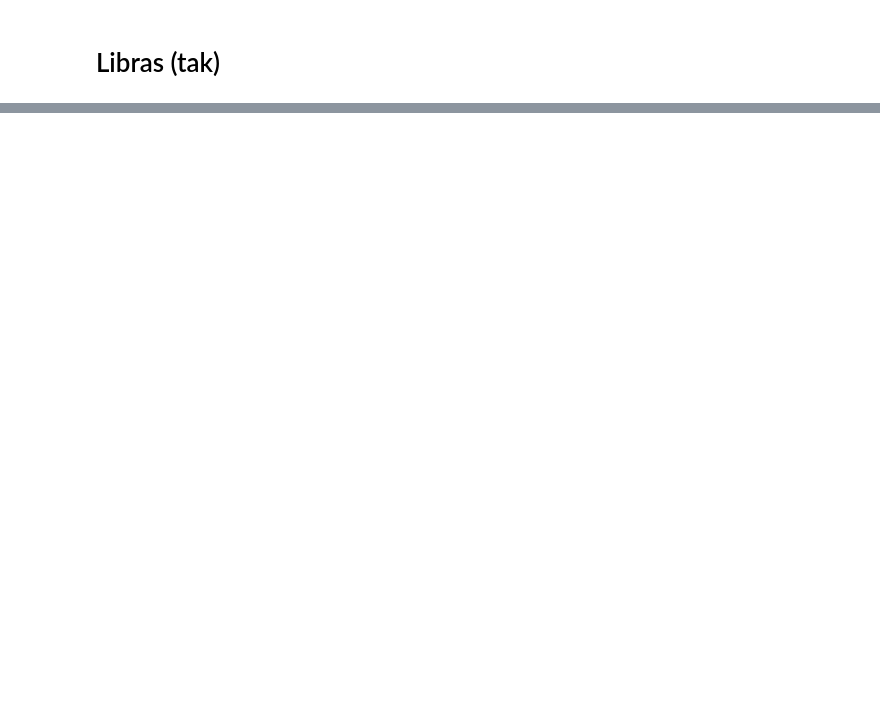
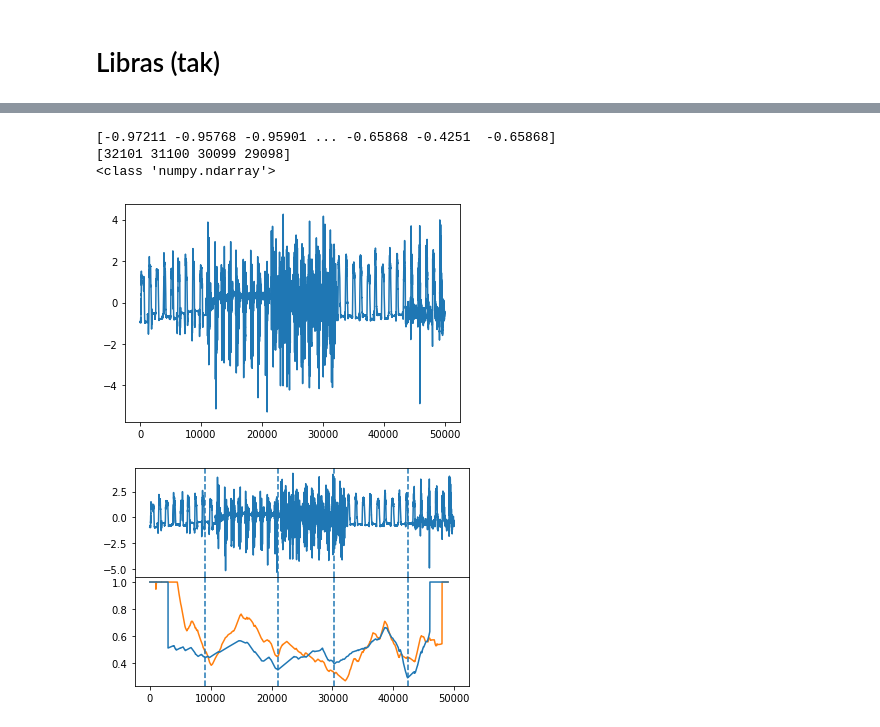
Before and after one commit to damjam212/TimeSeriesSegmentation, a Jupyter notebook: Data_segmentation.ipynb, the cells around one changed output, grey strips where cells are left out. Saved outputs shown, nothing was run; the diff lists cells and outputs as text; code cells hidden in the pictures; blank space fills up the shorter version.

Commit message:
feat: add FLOSS implementation with stumpy

```diff
--- a/Data_segmentation.ipynb
+++ b/Data_segmentation.ipynb
@@ -1263,0 +1318,53 @@ eval
+# %%
+import pandas as pd
+import numpy as np
+import stumpy
+import matplotlib.pyplot as plt
+from matplotlib.patches import Rectangle, FancyArrowPatch
+from matplotlib import animation
+from IPython.display import HTML
+from stumpy.floss import _cac
+from scipy.signal import argrelextrema
+
+plt.plot(data)
+print(data)
+
+m = 1000
+mp = stumpy.stump(data, m=m)
+
+L = 1000
+cac, regime_locations = stumpy.fluss(mp[:, 1], L=L, n_regimes=5, excl_factor=1)
+print(regime_locations)
+fig, axs = plt.subplots(2, sharex=True, gridspec_kw={'hspace': 0})
+axs[0].plot(range(data.shape[0]), data)
+# axs[0].axvline(x=regime_locations[0], linestyle="dashed")
+axs[1].plot(range(cac.shape[0]), cac, color='C1')
+# axs[1].axvline(x=regime_locations[0], linestyle="dashed")
+
+# axs[0].axvline(x=regime_locations[1], linestyle="dashed")
+# axs[1].axvline(x=regime_locations[1], linestyle="dashed")
+
+# axs[0].axvline(x=regime_locations[2], linestyle="dashed")
+# axs[1].axvline(x=regime_locations[2], linestyle="dashed")
+
+
+# axs[0].axvline(x=regime_locations[3], linestyle="dashed")
+# axs[1].axvline(x=regime_locations[3], linestyle="dashed")
+
+cac_1d = _cac(mp[:, 3], L, bidirectional=True, excl_factor=3)  # This is for demo purposes only. Use floss() below!
+axs[1].plot(range(cac_1d.shape[0]), cac_1d)
+order = 5000
+
+local_minima_indices = argrelextrema(cac_1d, np.less, order=order)[0]
+for i in local_minima_indices:
+    axs[0].axvline(x=i, linestyle="dashed")
+    axs[1].axvline(x=i, linestyle="dashed")
+
+print(type(cac))
+plt.show()
+# %% [output]
+[-0.97211 -0.95768 -0.95901 ... -0.65868 -0.4251  -0.65868]
+[32101 31100 30099 29098]
+<class 'numpy.ndarray'>
+[figure, added]
+[figure, added]
```
Also changed, not shown: parts of 24 cells of this notebook, 1 other file.
